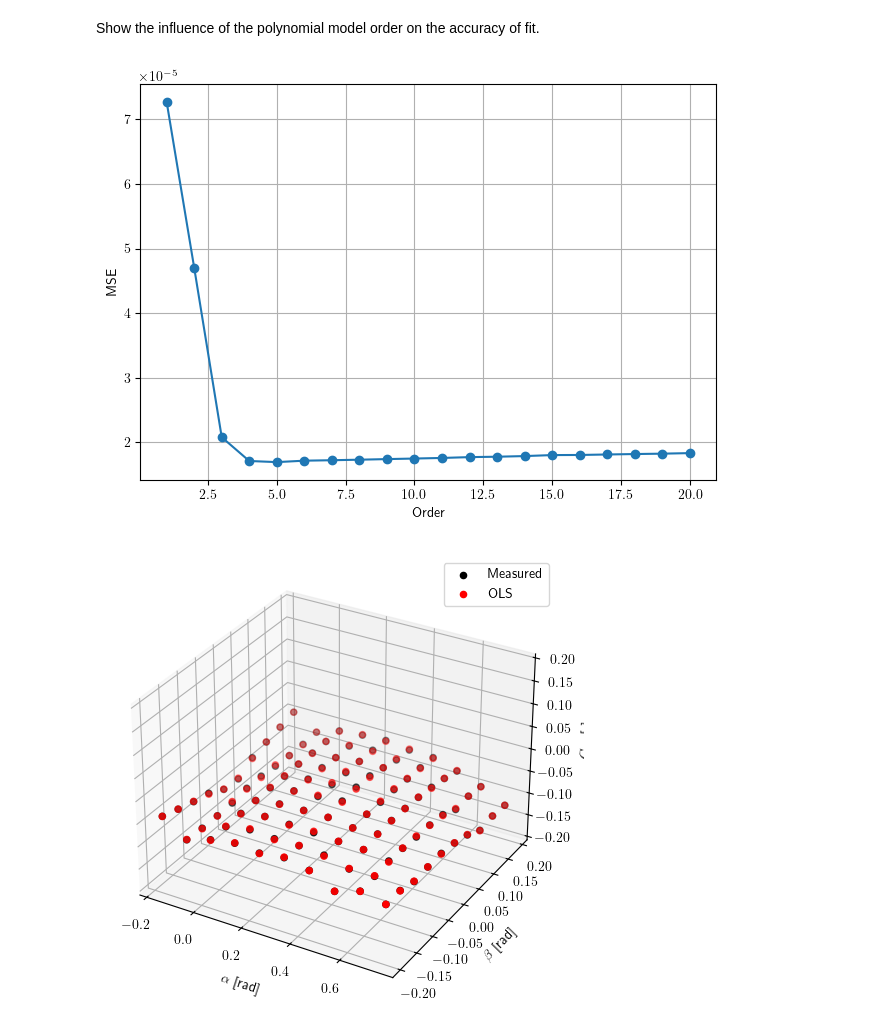
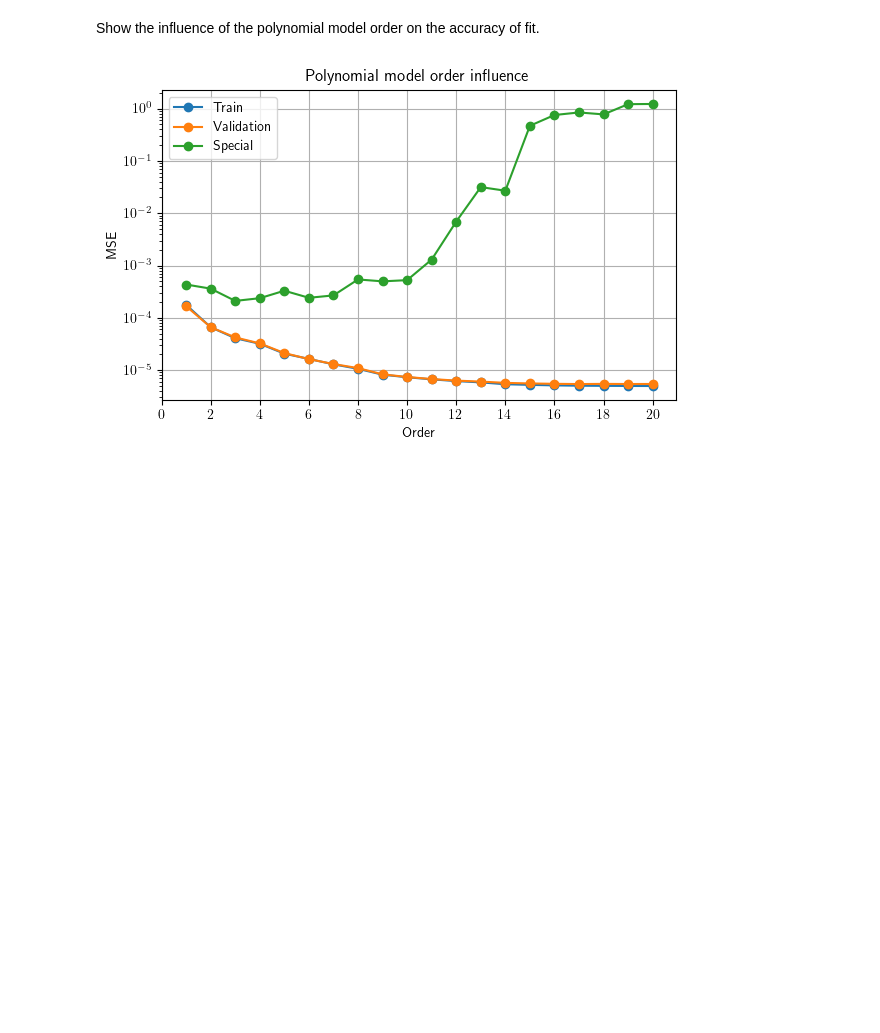
Before and after one commit to TUDjose/sysid-nn, a Jupyter notebook: main1.ipynb, the cells around one changed output. Drawn from its saved outputs; the diff is of its cells as text; code cells hidden in the pictures; blank space fills up the shorter version.

```diff
--- a/main1.ipynb
+++ b/main1.ipynb
@@ -51,15 +62,6 @@ LSt.plot_regression(lims=(-0.2, 0.))
 # %% [markdown]
 Show the influence of the polynomial model order on the accuracy of fit.
 # %%
-order_influence((Ytreat, Xtreat))
-
-Yval, aval, bval = validation_data()
-Xval = np.vstack((aval, bval)).T
-ls = LeastSquares(data=(Yval, Xval), order=10, data_split=(0.7, 0, 0.3))
-ls.OLS()
-ls.plot_regression(lims=(-0.2, 0.), scatter=True)
-
-order_influence((Yval, Xval.T))
+order_influence(data=(Ytreat, Xtreat), validation_set=(Yval, Xval))
 # %% [output]
-[figure, old version]
+[figure, new version]
-[figure, removed]
```
Also changed, not shown: parts of 13 cells of this notebook, 25 other files.
